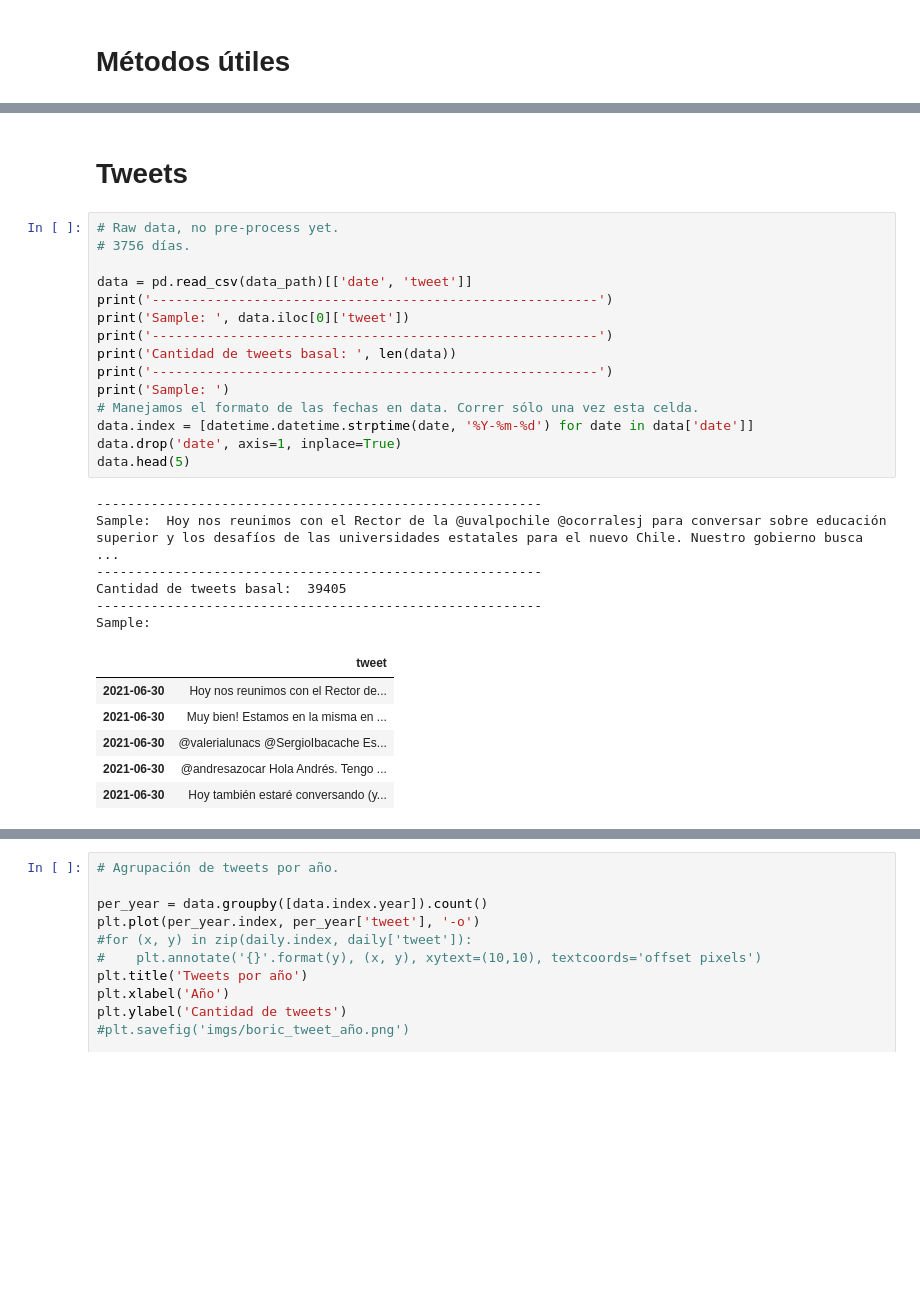
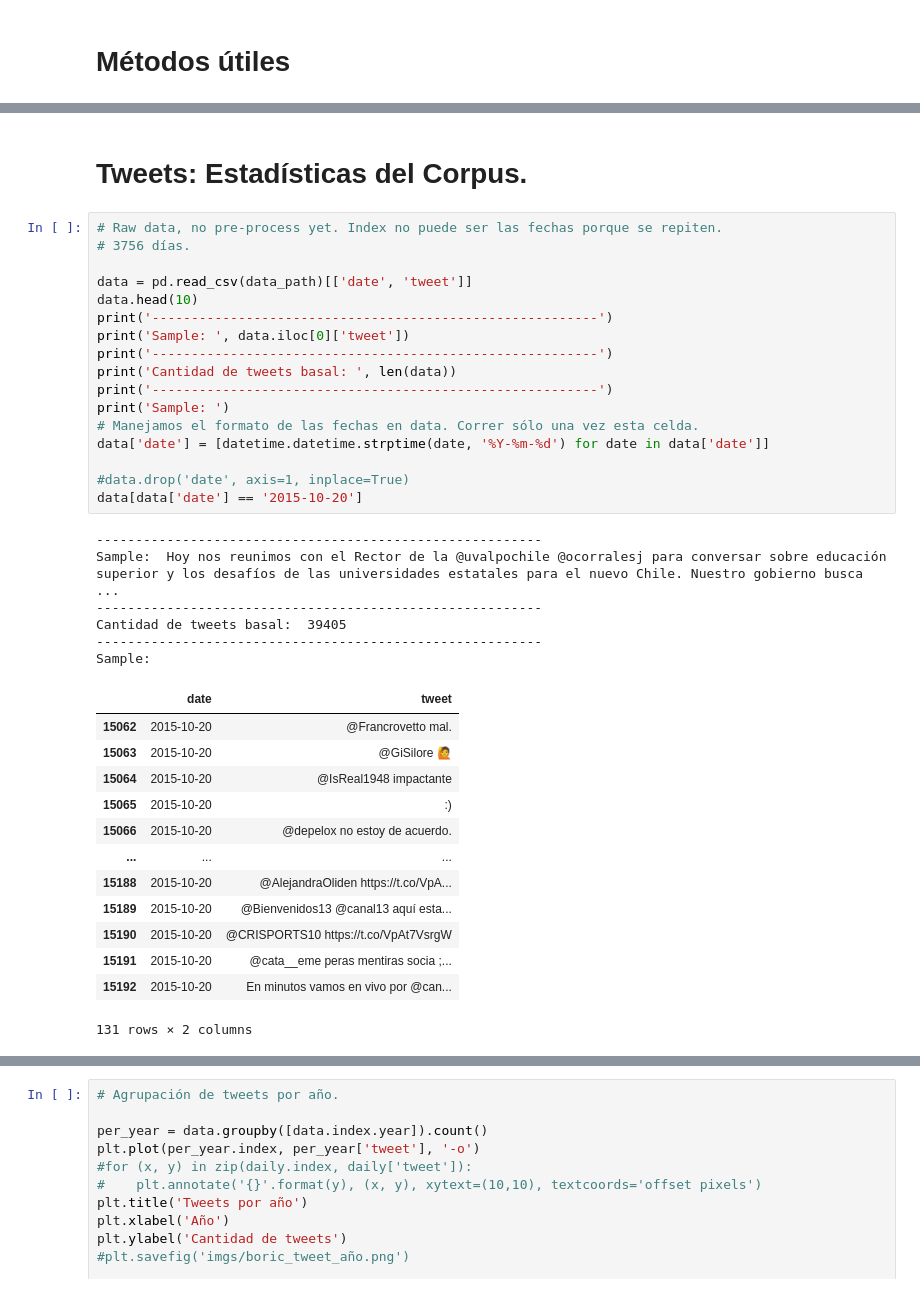
Before and after one commit to jignaciocastro8/data-project, a Jupyter notebook: LDA_boric_tweets.ipynb, the cells around one changed output, grey strips where cells are left out. Saved outputs shown, nothing was run; the diff lists cells and outputs as text; blank space fills up the shorter version.

```diff
--- a/LDA_boric_tweets.ipynb
+++ b/LDA_boric_tweets.ipynb
@@ -76,32 +96,41 @@ print(preprocess_tweet('##hola) ¿chao? =) jaja! @jaja_ja'))
 # %% [output]
 ['hola', 'chao', '@_ja']
 # %% [markdown]
-# **Tweets**
+# **Tweets**: Estadísticas del Corpus.
 # %%
-# Raw data, no pre-process yet.
+# Raw data, no pre-process yet. Index no puede ser las fechas porque se repiten.
 # 3756 días.
 
 data = pd.read_csv(data_path)[['date', 'tweet']]
+data.head(10)
 print('---------------------------------------------------------')
 print('Sample: ', data.iloc[0]['tweet'])
 print('---------------------------------------------------------')
 print('Cantidad de tweets basal: ', len(data))
 print('---------------------------------------------------------')
 print('Sample: ')
 # Manejamos el formato de las fechas en data. Correr sólo una vez esta celda.
-data.index = [datetime.datetime.strptime(date, '%Y-%m-%d') for date in data['date']]
-data.drop('date', axis=1, inplace=True)
-data.head(5)
+data['date'] = [datetime.datetime.strptime(date, '%Y-%m-%d') for date in data['date']]
+
+#data.drop('date', axis=1, inplace=True)
+data[data['date'] == '2015-10-20']
 # %% [output]
 ---------------------------------------------------------
 Sample:  Hoy nos reunimos con el Rector de la @uvalpochile @ocorralesj para conversar sobre educación superior y los desafíos de las universidades estatales para el nuevo Chile. Nuestro gobierno busca ...
 ---------------------------------------------------------
 Cantidad de tweets basal:  39405
 ---------------------------------------------------------
 Sample:
-|  | tweet |
-| 2021-06-30 | Hoy nos reunimos con el Rector de... |
-| 2021-06-30 | Muy bien! Estamos en la misma en ... |
-| 2021-06-30 | @valerialunacs @SergioIbacache Es... |
-| 2021-06-30 | @andresazocar Hola Andrés. Tengo ... |
-| 2021-06-30 | Hoy también estaré conversando (y... |
+|  | date | tweet |
+| 15062 | 2015-10-20 | @Francrovetto mal. |
+| 15063 | 2015-10-20 | @GiSilore 🙋 |
+| 15064 | 2015-10-20 | @IsReal1948 impactante |
+| 15065 | 2015-10-20 | :) |
+| 15066 | 2015-10-20 | @depelox no estoy de acuerdo. |
+| ... | ... | ... |
+| 15188 | 2015-10-20 | @AlejandraOliden https://t.co/VpA... |
+| 15189 | 2015-10-20 | @Bienvenidos13 @canal13 aquí esta... |
+| 15190 | 2015-10-20 | @CRISPORTS10 https://t.co/VpAt7VsrgW |
+| 15191 | 2015-10-20 | @cata__eme peras mentiras socia ;... |
+| 15192 | 2015-10-20 | En minutos vamos en vivo por @can... |
+131 rows × 2 columns
```
Also changed, not shown: parts of 20 cells of this notebook, 17 other files.
